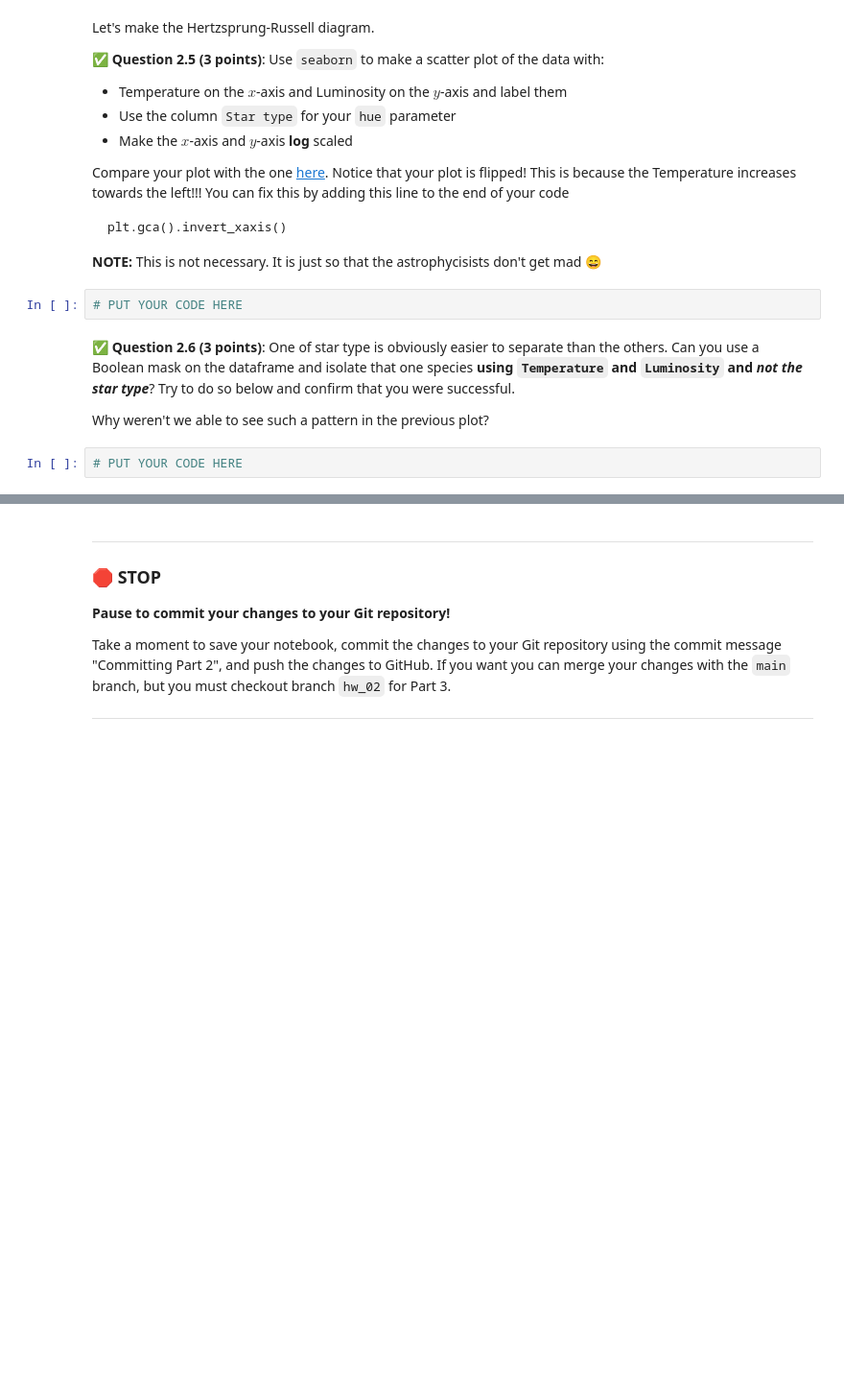
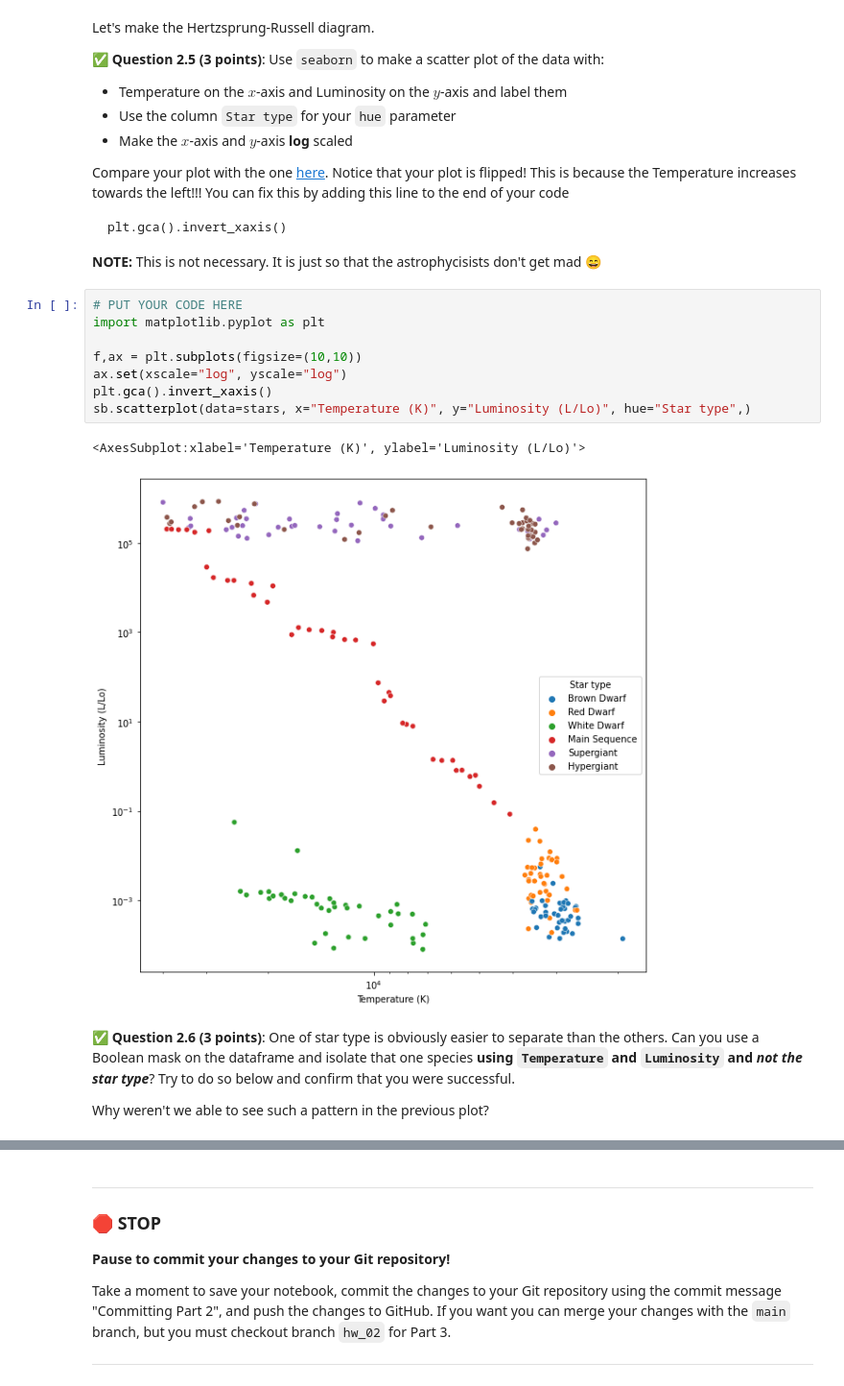
Before and after one commit to barnbyje/cmse202-s22-turnin, a Jupyter notebook: hw-02/HW-02_PandasReviewAndPythonObjectsAndABM-Jeremy Barnby.ipynb, the cells around one changed output, grey strips where cells are left out. Shown at 96% size. Cells and saved outputs as stored; diff of their text form; blank space fills up the shorter version.

```diff
--- a/hw-02/HW-02_PandasReviewAndPythonObjectsAndABM-Jeremy Barnby.ipynb
+++ b/hw-02/HW-02_PandasReviewAndPythonObjectsAndABM-Jeremy Barnby.ipynb
@@ -163,11 +178,18 @@ Compare your plot with the one [here](https://www.google.com/url?sa=i&url=https%
     plt.gca().invert_xaxis()
 
 **NOTE:** This is not necessary. It is just so that the astrophycisists don't get mad 	&#128516;
-# %%
-# PUT YOUR CODE HERE
+# %%
+# PUT YOUR CODE HERE
+import matplotlib.pyplot as plt
+
+f,ax = plt.subplots(figsize=(10,10))
+ax.set(xscale="log", yscale="log")
+plt.gca().invert_xaxis()
+sb.scatterplot(data=stars, x="Temperature (K)", y="Luminosity (L/Lo)", hue="Star type",)
+# %% [output]
+<AxesSubplot:xlabel='Temperature (K)', ylabel='Luminosity (L/Lo)'>
+[figure, added]
 # %% [markdown]
 &#9989; **Question 2.6 (3 points)**: One of star type is obviously easier to separate than the others. Can you use a Boolean mask on the dataframe and isolate that one species **using `Temperature` and `Luminosity` and *not the star type***? Try to do so below and confirm that you were successful.
 
 Why weren't we able to see such a pattern in the previous plot?
-# %%
-# PUT YOUR CODE HERE
```
Also changed, not shown: parts of 4 cells of this notebook.
